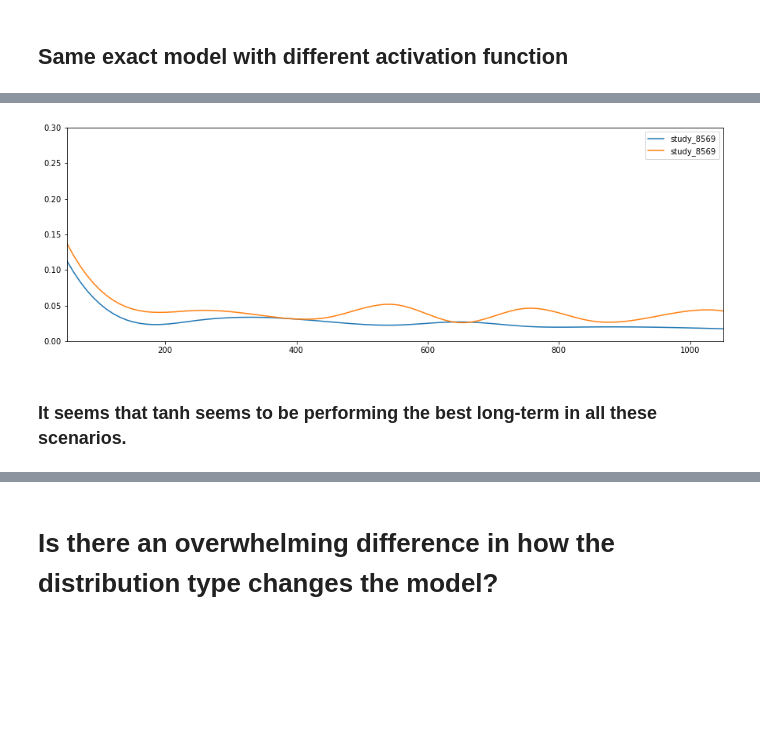
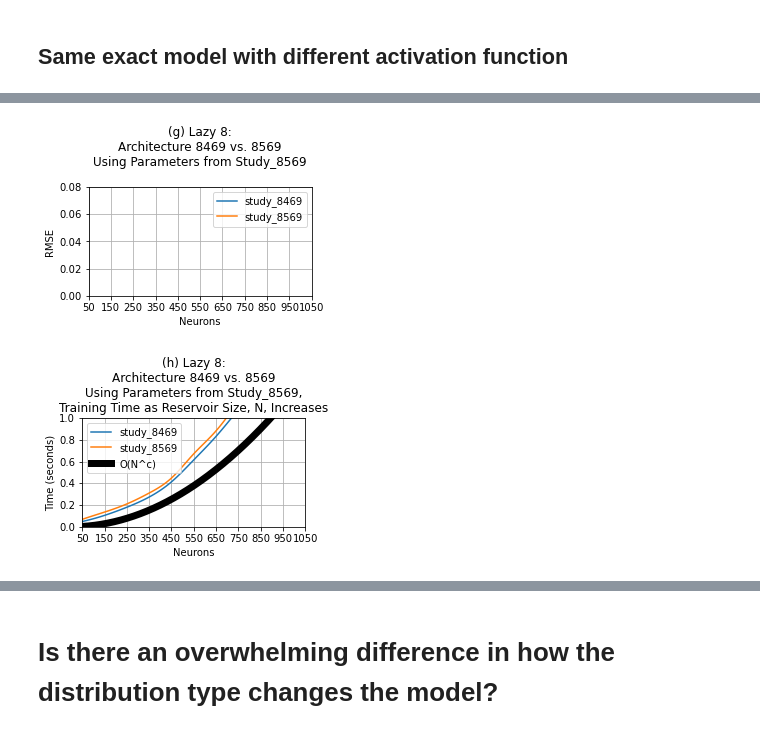
Before and after one commit to brooke-w/explore-esn, a Jupyter notebook: Lazy 8/Architecture Results Review.ipynb, the cells around one changed output, grey strips where cells are left out. Drawn from its saved outputs; the diff is of its cells as text; code cells hidden in the pictures; blank space fills up the shorter version.

```diff
--- a/Lazy 8/Architecture Results Review.ipynb
+++ b/Lazy 8/Architecture Results Review.ipynb
@@ -488,2 +812,6 @@ for i in range(2,4): #Select models for evaluation
+# %%
+plotInfo0 = plotInfo0.rename(columns={"1": "study_8469", "2": "study_8569"})
+plotInfo0TimeTrain = plotInfo0TimeTrain.rename(columns={"1": "study_8469", "2": "study_8569"})
+plotInfo0TimePredict = plotInfo0TimePredict.rename(columns={"1": "study_8469", "2": "study_8569"})
 # %%
 #add to plot
@@ -603,3 +1003,7 @@ tanh
 sinc
+# %%
+plotInfo1 = plotInfo1.rename(columns={"1": "study_8469", "2": "study_8569"})
+plotInfo1TimeTrain = plotInfo1TimeTrain.rename(columns={"1": "study_8469", "2": "study_8569"})
+plotInfo1TimePredict = plotInfo1TimePredict.rename(columns={"1": "study_8469", "2": "study_8569"})
 # %%
 #add to plot
@@ -618,0 +1052,22 @@ plt.show()
+# %%
+#add to plot
+plt.figure(figsize=(4, 2))
+for col in range(0,plotInfo1TimePredict.shape[1]):
+    X_Y_Spline = make_interp_spline(x, plotInfo1TimePredict.iloc[:,col])
+    X_ = np.linspace(x.min(), x.max(), 100)
+    Y_ = X_Y_Spline(X_)
+    plt.plot(X_, Y_, label = plotInfo1TimePredict.columns[col])
+
+n = np.arange(1,1550)
+orderOfN = (0.0001*n)+0.02
+plt.plot(n,orderOfN,label='O(N)', color='#000000', linewidth=7)
+
+plt.legend()
+plt.xlim([50,1050])
+plt.ylim([0,0.2])
+plt.xlabel('Neurons')
+plt.ylabel('Time (seconds)')
+plt.xticks(np.arange(50, 1050+1, 100))
+plt.grid()
+plt.title('(f) Lazy 8:\nArchitecture 8469 vs. 8569\nUsing Parameters from Study_8469,\nPrediction Time as Reservoir Size, N, Increases')
+plt.show()
@@ -718,17 +1187,48 @@ sinc
+# %%
+plotInfo2 = plotInfo2.rename(columns={"1": "study_8469", "2": "study_8569"})
+plotInfo2TimeTrain = plotInfo2TimeTrain.rename(columns={"1": "study_8469", "2": "study_8569"})
+plotInfo2TimePredict = plotInfo2TimePredict.rename(columns={"1": "study_8469", "2": "study_8569"})
 # %%
 #add to plot
-plt.figure(figsize=(15, 5))
+plt.figure(figsize=(4, 2))
 for col in range(0,plotInfo2.shape[1]):
     X_Y_Spline = make_interp_spline(x, plotInfo2.iloc[:,col])
     X_ = np.linspace(x.min(), x.max(), 100)
     Y_ = X_Y_Spline(X_)
     plt.plot(X_, Y_, label = plotInfo2.columns[col])
 
 plt.legend()
 plt.xlim([50,1050])
-plt.ylim([0,0.3])
+plt.ylim([0,0.08])
+plt.xlabel('Neurons')
+plt.xticks(np.arange(50, 1050+1, 100))
+plt.grid()
+plt.ylabel('RMSE')
+plt.title('(g) Lazy 8:\nArchitecture 8469 vs. 8569\nUsing Parameters from Study_8569\n')
 plt.show()
 # %% [output]
-[figure, old version]
+[figure, new version]
-# %% [markdown]
-### It seems that tanh seems to be performing the best long-term in all these scenarios.
+# %%
+#add to plot
+plt.figure(figsize=(4, 2))
+for col in range(0,plotInfo2TimeTrain.shape[1]):
+    X_Y_Spline = make_interp_spline(x, plotInfo2TimeTrain.iloc[:,col])
+    X_ = np.linspace(x.min(), x.max(), 100)
+    Y_ = X_Y_Spline(X_)
+    plt.plot(X_, Y_, label = plotInfo1TimeTrain.columns[col])
+
+n = np.arange(1,1050)
+exponential = 0.00000125*np.power(n,2)
+plt.plot(n,exponential,label='O(N^c)', color='#000000', linewidth=7)
+
+plt.legend()
+plt.xlim([50,1050])
+plt.ylim([0,1])
+plt.xlabel('Neurons')
+plt.xticks(np.arange(50, 1050+1, 100))
+plt.grid()
+plt.ylabel('Time (seconds)')
+plt.title('(h) Lazy 8:\nArchitecture 8469 vs. 8569\nUsing Parameters from Study_8569,\nTraining Time as Reservoir Size, N, Increases')
+plt.show()
+# %% [output]
+[figure, added]
```
Also changed, not shown: parts of 96 cells of this notebook, 54 other files.
